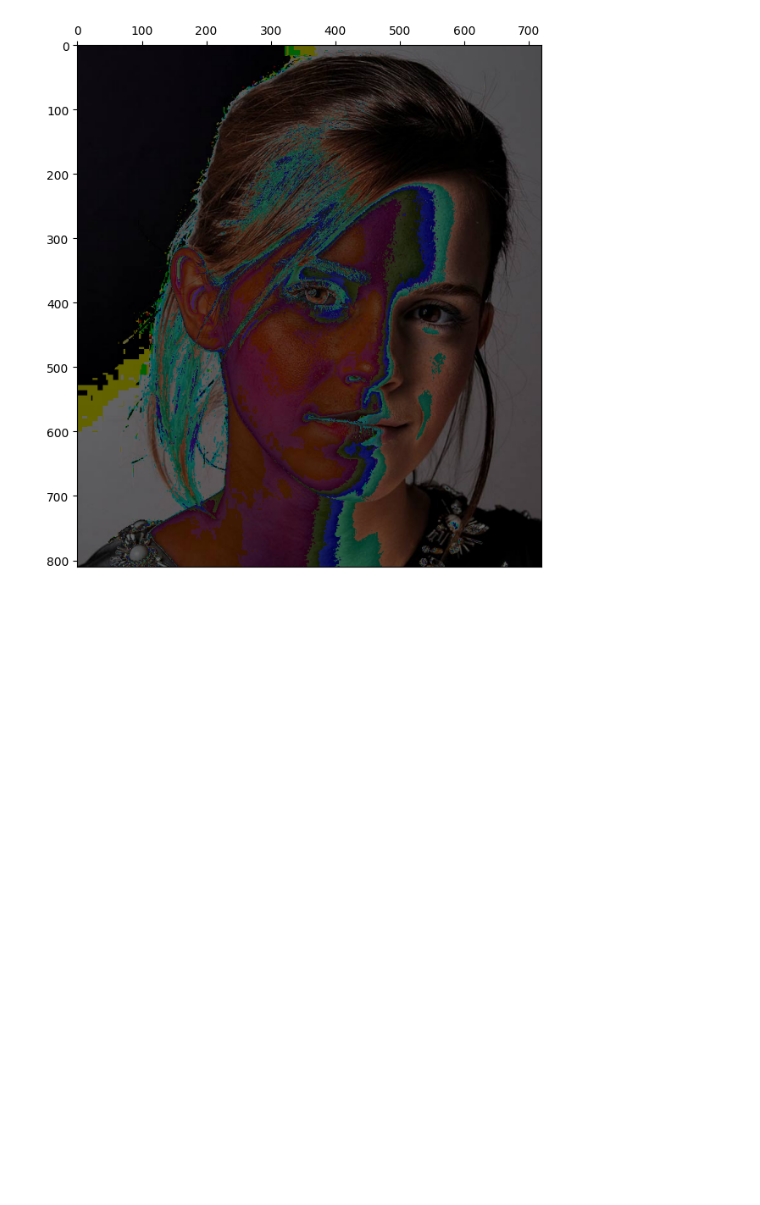
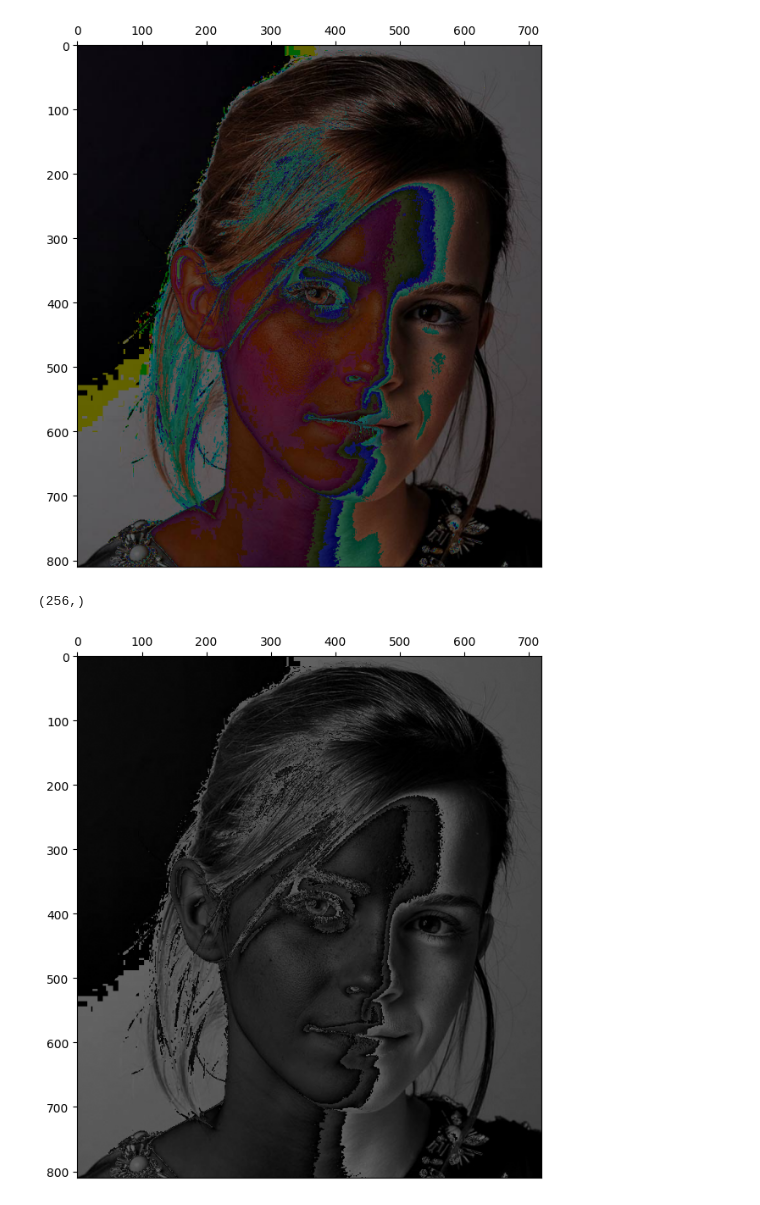
Before and after one commit to ManiiAya/EN3160_Assignment_01, a Jupyter notebook: 230065H_a01.ipynb, the cells around one changed output. Saved outputs shown, nothing was run; the diff lists cells and outputs as text; code cells hidden in the pictures; blank space fills up the shorter version.

Commit message:
Adjusted the grayscale issue

```diff
--- a/230065H_a01.ipynb
+++ b/230065H_a01.ipynb
@@ -23,3 +23,18 @@ plt.show()
 # %% [output]
 (256,)
 [figure]
+# %%
+f = cv.imread("images/emma.jpg", cv.IMREAD_GRAYSCALE)
+fig, ax = plt.subplots(1,1,figsize=(8,8))
+t1 = np.arange(100, dtype=np.uint8)
+t2 = np.arange(50, dtype=np.uint8)
+t3 = np.arange(106, dtype=np.uint8)
+t = np.concatenate((t1,t2,t3))
+print(t.shape)
+f = t[f]
+ax.imshow(f, cmap='gray', vmin=0, vmax=255)
+ax.xaxis.set_ticks_position('top')
+plt.show()
+# %% [output]
+(256,)
+[figure, added]
```
Also changed, not shown: parts of 1 cell of this notebook.
